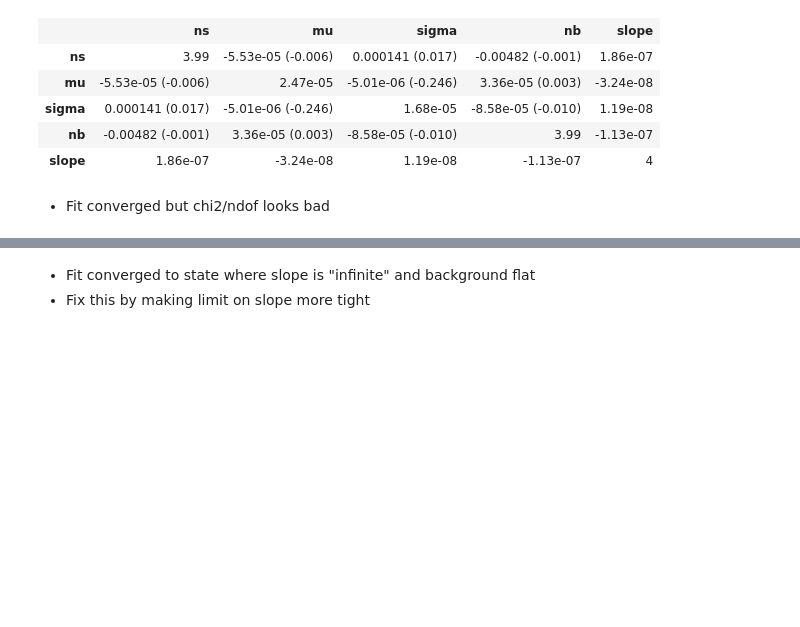
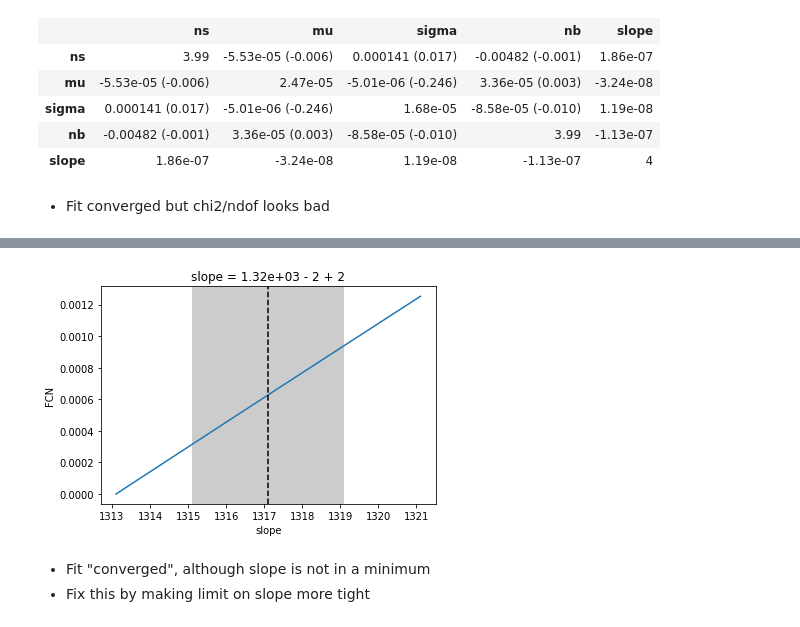
Before and after one commit to HDembinski/PyHEP-2022-iminuit, a Jupyter notebook: iminuit.ipynb, the cells around one changed output, grey strips where cells are left out. Cells and saved outputs as stored; diff of their text form; code cells hidden in the pictures; blank space fills up the shorter version.

```diff
--- a/iminuit.ipynb
+++ b/iminuit.ipynb
@@ -351,5 +348,9 @@ plt.stairs(nm, xe);
+# %%
+m.draw_profile("slope");
+# %% [output]
+[figure, added]
 # %% [markdown]
-* Fit converged to state where slope is "infinite" and background flat
+* Fit "converged", although slope is not in a minimum
 * Fix this by making limit on slope more tight
 # %%
 m.limits["slope"] = (0, 2)
```
Also changed, not shown: parts of 68 cells of this notebook.
